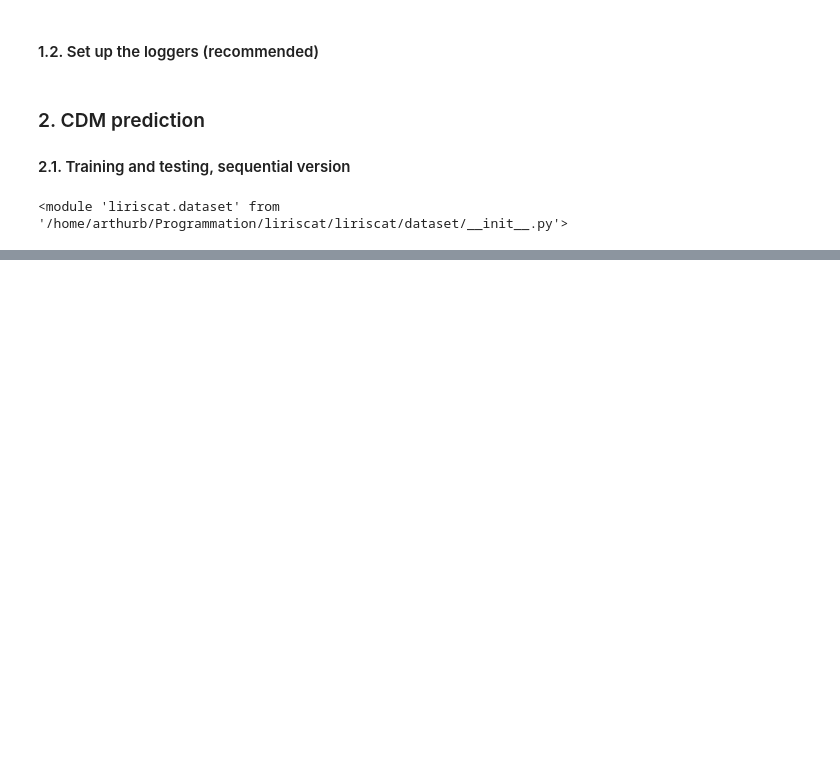
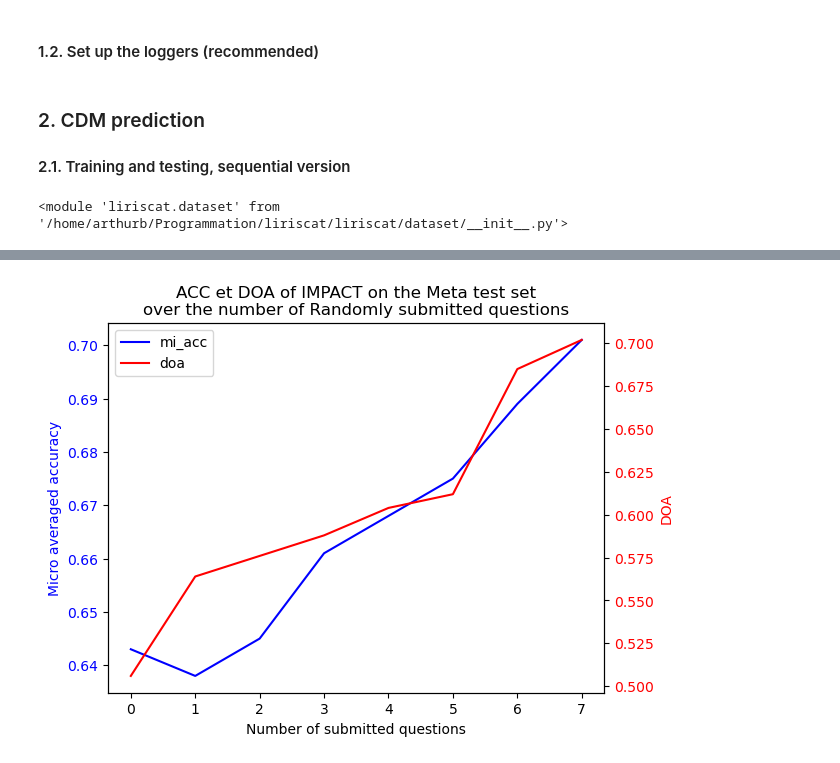
Before and after one commit to arthur-batel/liriscat, a Jupyter notebook: experiments/notebook_example/Liriscat.ipynb, the cells around one changed output, grey strips where cells are left out. Saved outputs shown, nothing was run; the diff lists cells and outputs as text; code cells hidden in the pictures; blank space fills up the shorter version.

```diff
--- a/experiments/notebook_example/Liriscat.ipynb
+++ b/experiments/notebook_example/Liriscat.ipynb
@@ -136,0 +126,32 @@ print('test')
+# %%
+saved_mi_acc = [0.643, 0.6379999999999999, 0.645, 0.661, 0.6679999999999999, 0.675, 0.6890000000000001, 0.7010000000000001]
+
+saved_doa = [0.506,0.564,0.576,0.588,0.604,0.612,0.685,0.702]
+# %%
+import matplotlib.pyplot as plt
+
+fig, ax1 = plt.subplots()
+
+# First plot
+color1 = 'b'
+ln1 = ax1.plot(saved_mi_acc, color1, label='mi_acc')
+ax1.set_xlabel('Number of submitted questions')
+ax1.set_ylabel('Micro averaged accuracy', color=color1)
+ax1.tick_params(axis='y', labelcolor=color1)
+
+# Twin axis for second plot
+ax2 = ax1.twinx()
+color2 = 'r'
+ln2 = ax2.plot(saved_doa, color2, label='doa')
+ax2.set_ylabel('DOA', color=color2)
+ax2.tick_params(axis='y', labelcolor=color2)
+
+# Combine legends from both axes
+lns = ln1 + ln2
+labels = [l.get_label() for l in lns]
+ax1.legend(lns, labels, loc='best')
+
+plt.title('ACC et DOA of IMPACT on the Meta test set\nover the number of Randomly submitted questions')
+plt.show()
+# %% [output]
+[figure, added]
```
Also changed, not shown: parts of 5 cells of this notebook, 2 other files.
